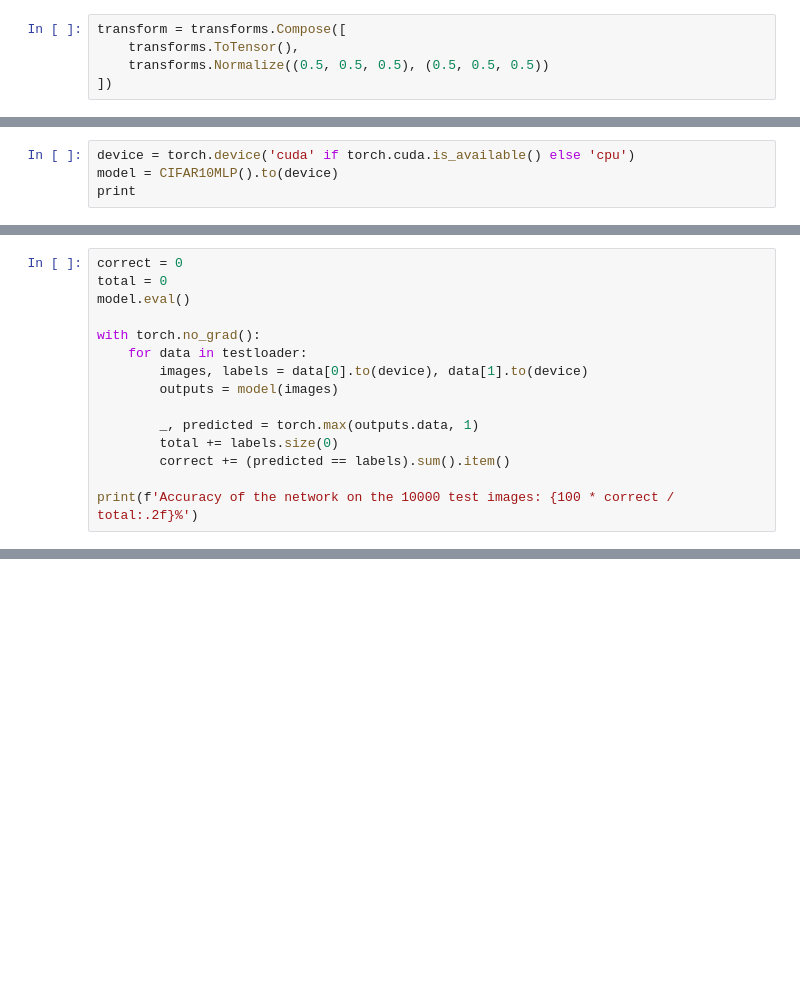
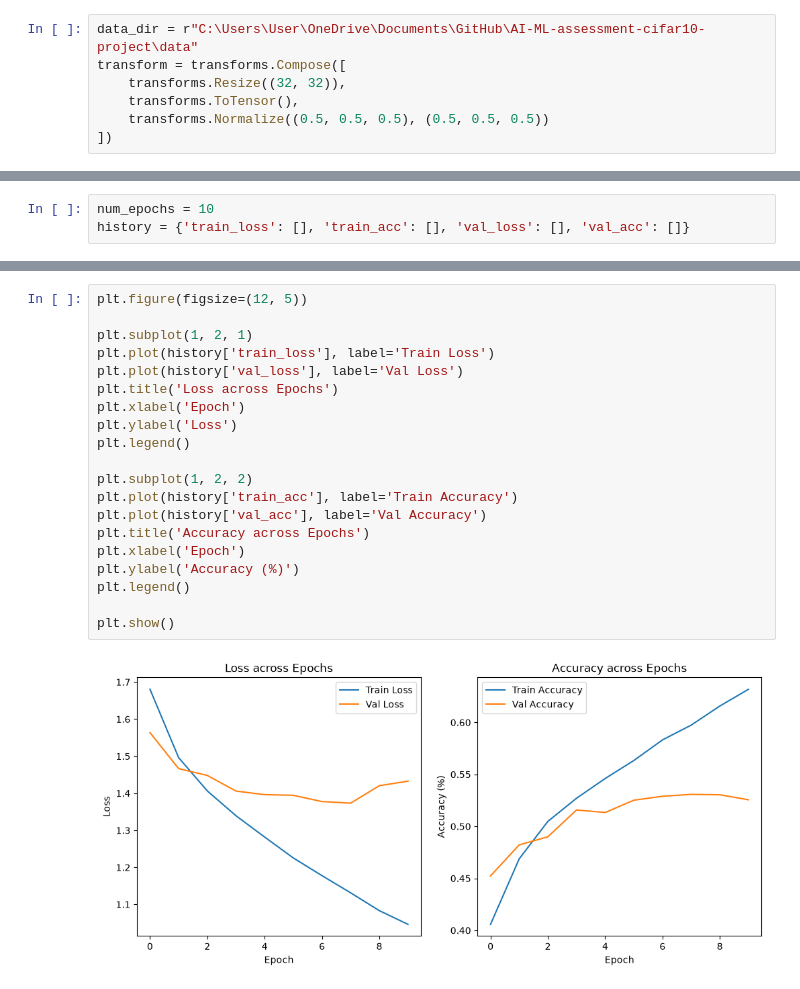
Before and after one commit to Eleeshacrishmal/AI-ML-assessment-cifar10-project, a Jupyter notebook: Exercise_1_MLP.ipynb, the cells around one changed output, grey strips where cells are left out. Drawn from its saved outputs; the diff is of its cells as text; blank space fills up the shorter version.

```diff
--- a/Exercise_1_MLP.ipynb
+++ b/Exercise_1_MLP.ipynb
@@ -5,5 +14,7 @@ import torchvision.transforms as transforms
 # %%
+data_dir = r"C:\Users\User\OneDrive\Documents\GitHub\AI-ML-assessment-cifar10-project\data"
 transform = transforms.Compose([
+    transforms.Resize((32, 32)),
     transforms.ToTensor(),
     transforms.Normalize((0.5, 0.5, 0.5), (0.5, 0.5, 0.5))
 ])
@@ -44,4 +81,0 @@ class CIFAR10MLP(nn.Module):
-# %%
-device = torch.device('cuda' if torch.cuda.is_available() else 'cpu')
-model = CIFAR10MLP().to(device)
-print
@@ -83,15 +89,0 @@ Finished Training
-# %%
-correct = 0
-total = 0
-model.eval()
-
-with torch.no_grad():
-    for data in testloader:
-        images, labels = data[0].to(device), data[1].to(device)
-        outputs = model(images)
-
-        _, predicted = torch.max(outputs.data, 1)
-        total += labels.size(0)
-        correct += (predicted == labels).sum().item()
-
-print(f'Accuracy of the network on the 10000 test images: {100 * correct / total:.2f}%')
@@ -99,0 +90,3 @@ Accuracy of the network on the 10000 test images: 52.96%
+# %%
+num_epochs = 10
+history = {'train_loss': [], 'train_acc': [], 'val_loss': [], 'val_acc': []}
@@ -99,0 +154,22 @@ Accuracy of the network on the 10000 test images: 52.96%
+# %%
+plt.figure(figsize=(12, 5))
+
+plt.subplot(1, 2, 1)
+plt.plot(history['train_loss'], label='Train Loss')
+plt.plot(history['val_loss'], label='Val Loss')
+plt.title('Loss across Epochs')
+plt.xlabel('Epoch')
+plt.ylabel('Loss')
+plt.legend()
+
+plt.subplot(1, 2, 2)
+plt.plot(history['train_acc'], label='Train Accuracy')
+plt.plot(history['val_acc'], label='Val Accuracy')
+plt.title('Accuracy across Epochs')
+plt.xlabel('Epoch')
+plt.ylabel('Accuracy (%)')
+plt.legend()
+
+plt.show()
+# %% [output]
+[figure, added]
```
Also changed, not shown: parts of 22 cells of this notebook.
